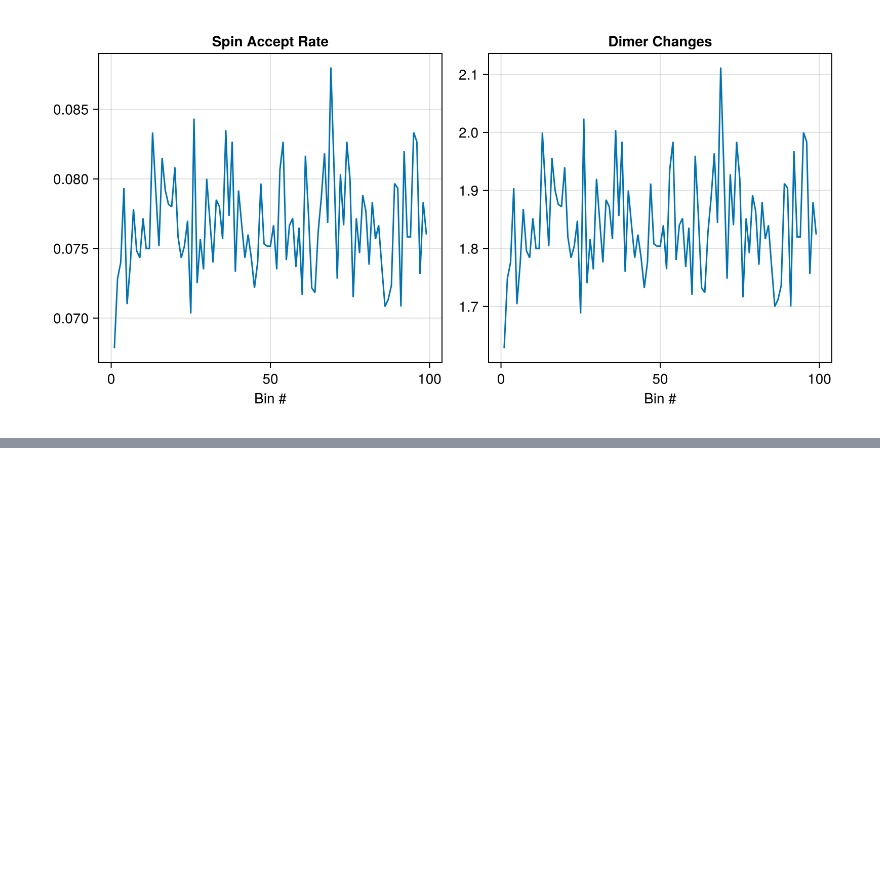
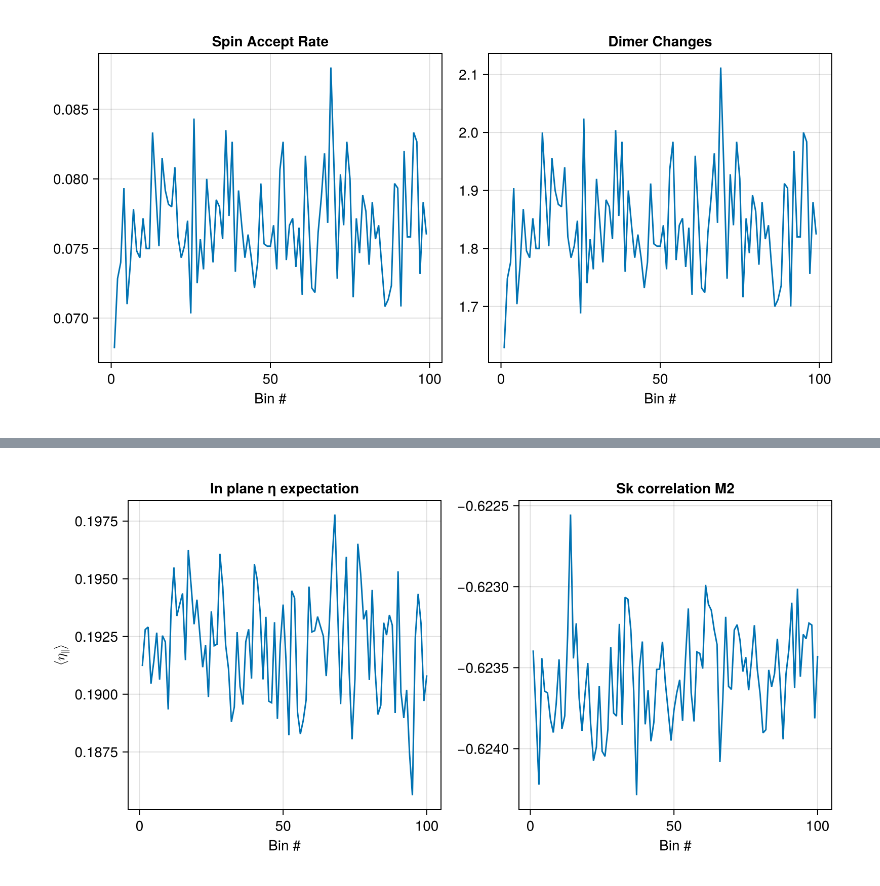
Before and after one commit to PatXue/WignerMolecule.jl, a Jupyter notebook: analysis/dimer-model.ipynb, the cells around one changed output, grey strips where cells are left out. Saved outputs shown, nothing was run; the diff lists cells and outputs as text; code cells hidden in the pictures; blank space fills up the shorter version.

```diff
--- a/analysis/dimer-model.ipynb
+++ b/analysis/dimer-model.ipynb
@@ -147,0 +199,14 @@ fig
+# %%
+mctimes = get_mctime_data(results, :ηxy, :ηk_corr_M2, :Energy)
+nothing
+# %%
+i = 1
+fig = Figure(size=(800, 400))
+data = mctimes[i]
+fig[1,1] = ax = Axis(fig, title="In plane η expectation", xlabel="Bin #", ylabel=L"\langle\eta_\parallel\rangle")
+lines!(ax, data[:, :ηxy])
+fig[1,2] = ax = Axis(fig, title="Sk correlation M2", xlabel="Bin #")
+lines!(ax, data[:, :Energy])
+fig
+# %% [output]
+[figure, added]
```
Also changed, not shown: parts of 7 cells of this notebook, 1 other file.
